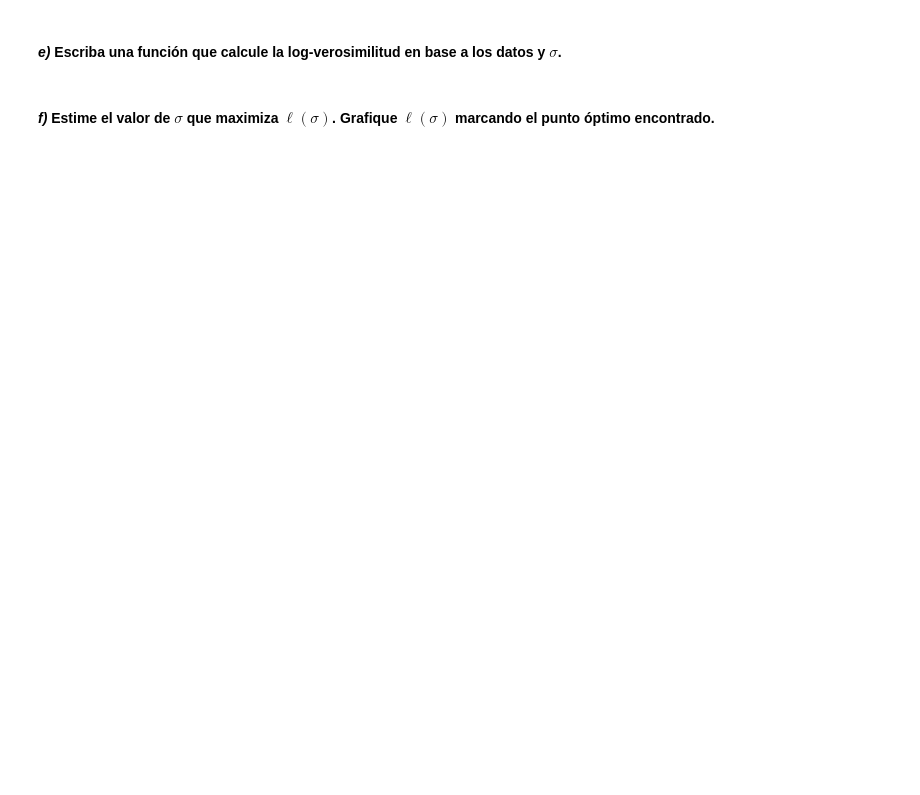
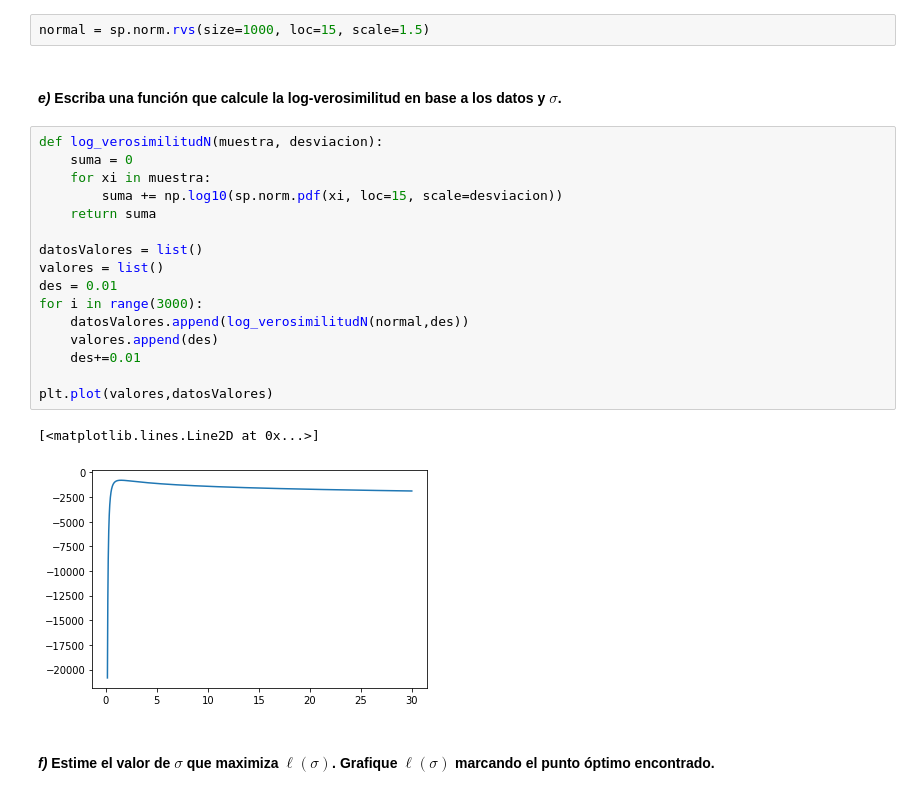
Before and after one commit to dogtooth22/Lab4, a Jupyter notebook: lec4.ipynb, the cells around one changed output. Saved outputs shown, nothing was run; the diff lists cells and outputs as text; blank space fills up the shorter version.

```diff
--- a/lec4.ipynb
+++ b/lec4.ipynb
@@ -211,7 +259,28 @@ $ f(x; \lambda) = \begin{cases} \lambda e^{- \lambda x} &x \geq 0 \\ \text{0} &
 A continuación repita el proceso anterior, pero ahora para estimar la desviación estándar de una distribución normal.
 # %% [markdown]
 #### ***d)*** Genere una muestra de tamaño 1000 de una distribución normal usando $\mu = 15$ y  $\sigma = 1,5$.
+# %%
+normal = sp.norm.rvs(size=1000, loc=15, scale=1.5)
 # %% [markdown]
 #### ***e)*** Escriba una función que calcule la log-verosimilitud en base a los datos y $\sigma$.
+# %%
+def log_verosimilitudN(muestra, desviacion):
+    suma = 0
+    for xi in muestra:
+        suma += np.log10(sp.norm.pdf(xi, loc=15, scale=desviacion))
+    return suma
+
+datosValores = list()
+valores = list()
+des = 0.01
+for i in range(3000):
+    datosValores.append(log_verosimilitudN(normal,des))
+    valores.append(des)
+    des+=0.01
+
+plt.plot(valores,datosValores)
+# %% [output]
+[<matplotlib.lines.Line2D at 0x...>]
+[figure, added]
 # %% [markdown]
 #### ***f)*** Estime el valor de $\sigma$ que maximiza $\ell(\sigma)$. Grafique $\ell(\sigma)$ marcando el punto óptimo encontrado.
```
Also changed, not shown: parts of 6 cells of this notebook, 1 other file.
